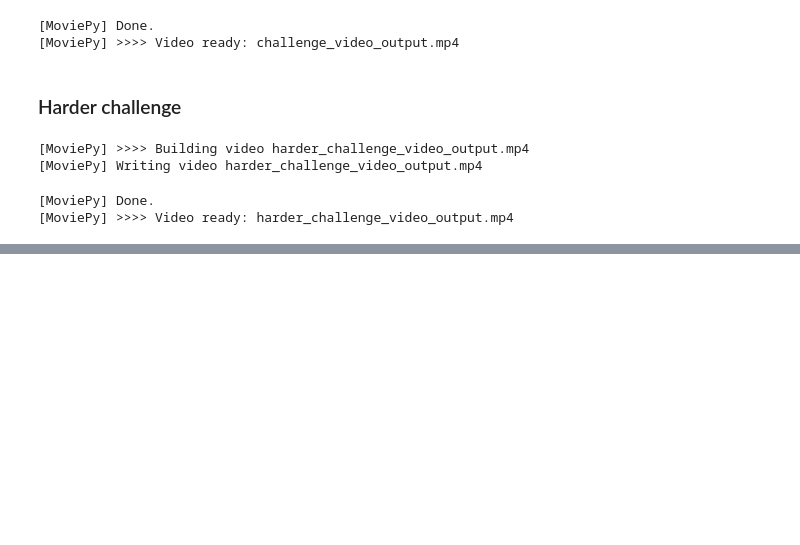
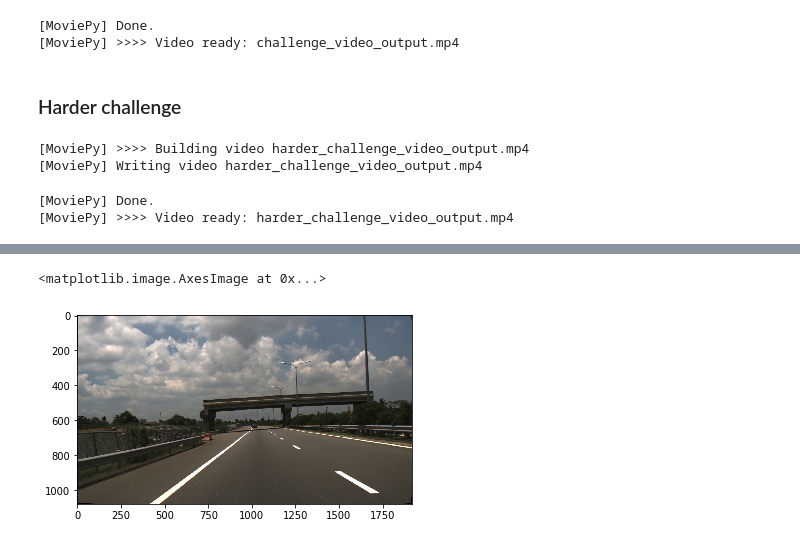
Before and after one commit to AravindaDP/CarND-Advanced-Lane-Lines, a Jupyter notebook: project.ipynb, the cells around one changed output, grey strips where cells are left out. Drawn from its saved outputs; the diff is of its cells as text; code cells hidden in the pictures; blank space fills up the shorter version.

```diff
--- a/project.ipynb
+++ b/project.ipynb
@@ -310,6 +310,11 @@ class Line():
     def fit_line(self, smooth_factor, margin):
         allx_smooth = np.concatenate(self.allx[-smooth_factor:]).ravel()
         ally_smooth = np.concatenate(self.ally[-smooth_factor:]).ravel()
+
+        if len(self.allx) > smooth_factor*2:
+            self.allx = self.allx[-smooth_factor:] # clip off to reduce memory
+        if len(self.ally) > smooth_factor*2:
+            self.ally = self.ally[-smooth_factor:] # clip off to reduce memory
         # Fit a second order polynomial to pixel positions in each lane line
         if(len(self.allx[-1])>350):
             previous_fit = self.current_fit
@@ -326,16 +331,21 @@ class Line():
                 self.recent_xfitted.append(fitx)
                 self.bestx = np.average(self.recent_xfitted[-smooth_factor:],axis = 0)
                 self.best_fit = np.polyfit(self.yvals, self.bestx, 2)
+                if len(self.recent_xfitted) > smooth_factor*2:
+                    self.recent_xfitted = self.recent_xfitted[-smooth_factor:] # clip off to reduce memory
+                if len(self.recent_yfitted) > smooth_factor*2:
+                    self.recent_yfitted = self.recent_yfitted[-smooth_factor:] # clip off to reduce memory
+        else:
+            self.detected = False
 
     def filter_fitx(self, fitx, margin):
         run_len = max(self.ally[-1])-min(self.ally[-1])
-        #best_fitx = self.best_fit[0]*self.yvals*self.yvals + self.best_fit[1]*self.yvals + self.best_fit[2]
         if not self.detected and len(self.allx[-1])>len(fitx)/2 and run_len > len(fitx)/3:
             for i in range(len(fitx)):
                 x_min = self.bestx[i] - margin*3
                 x_max = self.bestx[i] + margin*3
+                fitx[i] = max(x_min,min(fitx[i],x_max))
 
-                fitx[i] = max(x_min,min(fitx[i],x_max))
             return fitx
 
         if abs(self.bestx[0] - fitx[0]) > margin and run_len < len(fitx)/4:
@@ -353,7 +363,6 @@ class Line():
         for i in range(len(fitx)):
             x_min = self.bestx[i] - margin
             x_max = self.bestx[i] + margin
-
             fitx[i] = max(x_min,min(fitx[i],x_max))
 
         return fitx
@@ -803,0 +886,15 @@ video_clip3.write_videofile(Output_video, audio=False)
+# %%
+# Test undistortion on a test image
+img = cv2.imread('2018-04-17-23h02m23s10.png')
+img_size = (img.shape[1], img.shape[0])
+
+dst_img = cv2.undistort(img, mtx, dist, None, mtx)
+
+cv2.imwrite('output_images/2018-04-17-23h02m23s10_undist.jpg',dst_img)
+
+dst_img = cv2.cvtColor(dst_img, cv2.COLOR_BGR2RGB)
+# Visualize undistorted image
+plt.imshow(dst_img)
+# %% [output]
+<matplotlib.image.AxesImage at 0x...>
+[figure, added]
```
Also changed, not shown: parts of 8 cells of this notebook, 36 other files.
